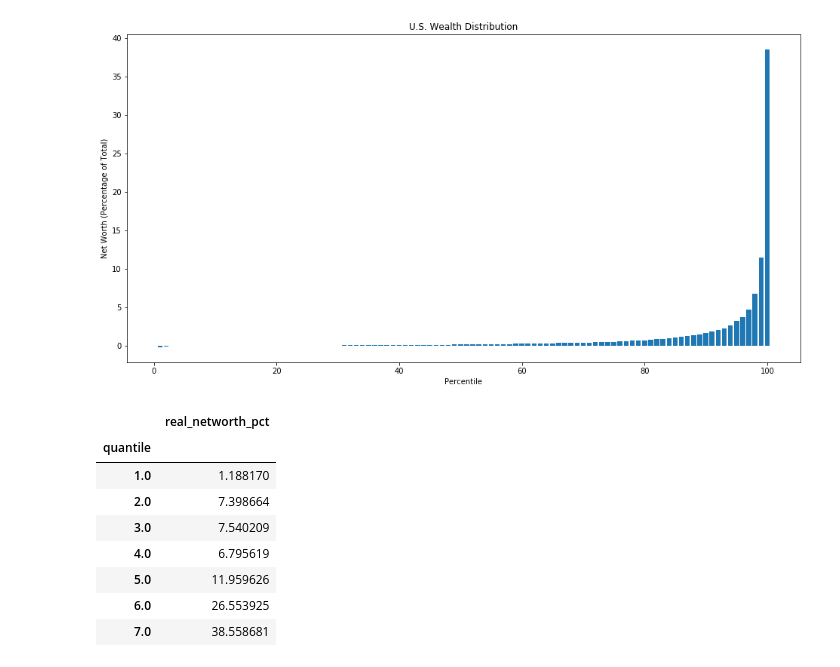
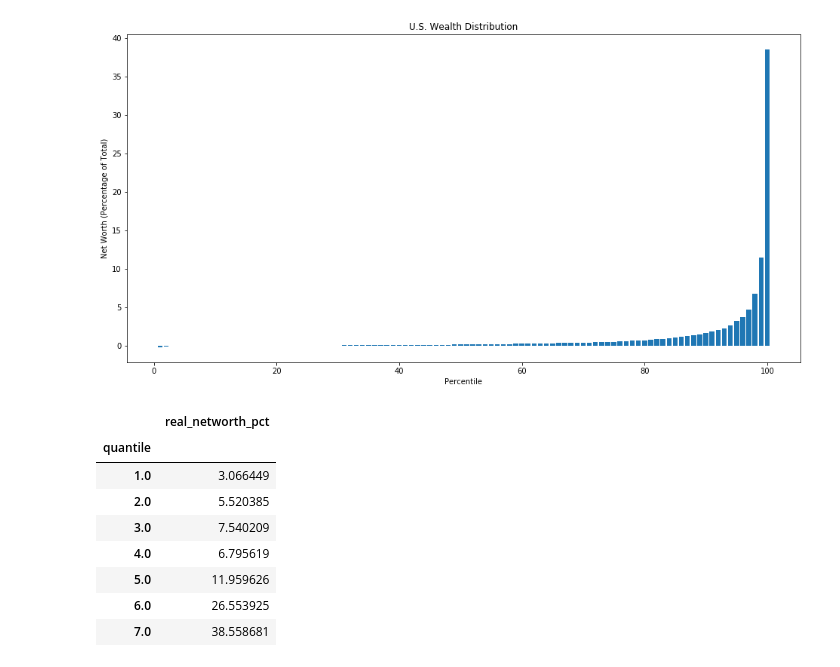
Before and after one commit to TheSocialWealthFund/swf-research-py, a Jupyter notebook: notebooks/datapackage_sandbox.ipynb, the cells around one changed output. Drawn from its saved outputs; the diff is of its cells as text; code cells hidden in the pictures.

```diff
--- a/notebooks/datapackage_sandbox.ipynb
+++ b/notebooks/datapackage_sandbox.ipynb
@@ -93,13 +93,13 @@ plt.show()
 # %% [output]
 [figure]
 # %%
-wpdf2 = get_distribution(df, 'networth', quantiles=[0, 50, 75, 85, 90, 95, 99, 100])
+wpdf2 = get_distribution(df, 'networth', quantiles=[0, 60, 80, 90, 95, 99, 100])
 display(wpdf2)
 # %% [output]
 |  | real_networth_pct |
 | quantile |  |
-| 1.0 | 1.188170 |
-| 2.0 | 7.398664 |
+| 1.0 | 3.066449 |
+| 2.0 | 5.520385 |
 | 3.0 | 7.540209 |
 | 4.0 | 6.795619 |
 | 5.0 | 11.959626 |
```
Also changed, not shown: parts of 1 cell of this notebook.
